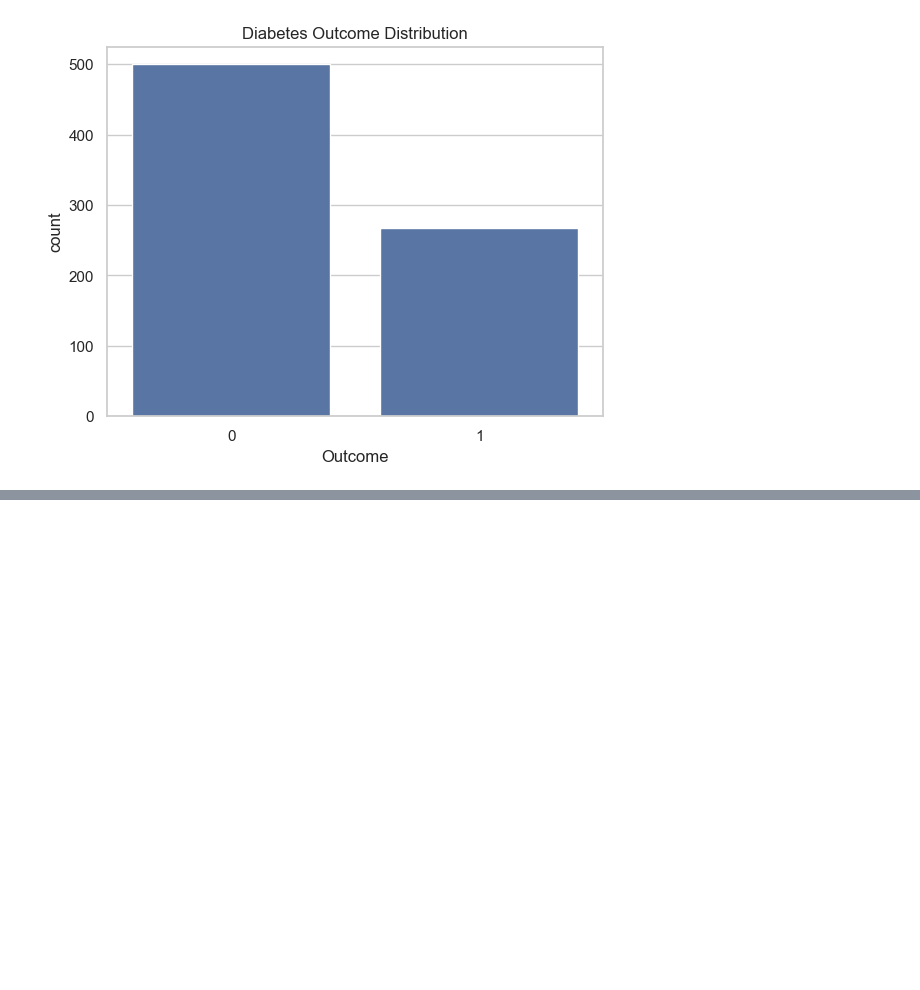
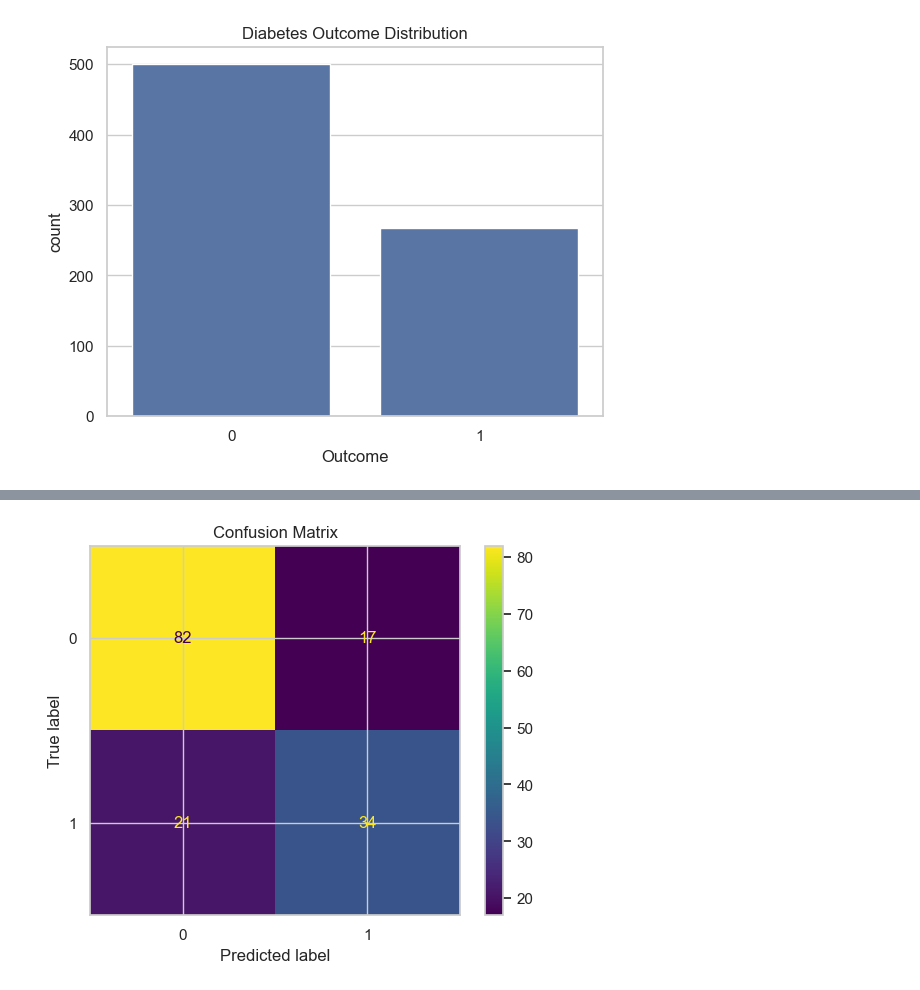
Before and after one commit to Rajarshi-Baral/Diabetes-Prediction-ML, a Jupyter notebook: code/01_data_cleaning_and_exploration.ipynb, the cells around one changed output, grey strips where cells are left out. Saved outputs shown, nothing was run; the diff lists cells and outputs as text; code cells hidden in the pictures; blank space fills up the shorter version.

Commit message:
Added final model and evaluation results

```diff
--- a/code/01_data_cleaning_and_exploration.ipynb
+++ b/code/01_data_cleaning_and_exploration.ipynb
@@ -83,0 +93,19 @@ plt.show()
+# %%
+from sklearn.model_selection import train_test_split
+
+X = df.drop('Outcome', axis=1)  # Features
+y = df['Outcome']               # Target
+
+X_train, X_test, y_train, y_test = train_test_split(X, y, test_size=0.2, random_state=42)
+# %%
+from sklearn.linear_model import LogisticRegression
+from sklearn.metrics import accuracy_score, confusion_matrix, classification_report
+
+model = LogisticRegression(max_iter=1000)
+model.fit(X_train, y_train)
+
+y_pred = model.predict(X_test)
+
+print("Accuracy:", accuracy_score(y_test, y_pred))
+print("Confusion Matrix:\n", confusion_matrix(y_test, y_pred))
+print("Classification Report:\n", classification_report(y_test, y_pred))
@@ -83,0 +126,8 @@ plt.show()
+# %%
+from sklearn.metrics import ConfusionMatrixDisplay
+
+ConfusionMatrixDisplay.from_estimator(model, X_test, y_test)
+plt.title('Confusion Matrix')
+plt.show()
+# %% [output]
+[figure, added]
```
Also changed, not shown: parts of 7 cells of this notebook, 1 other file.
